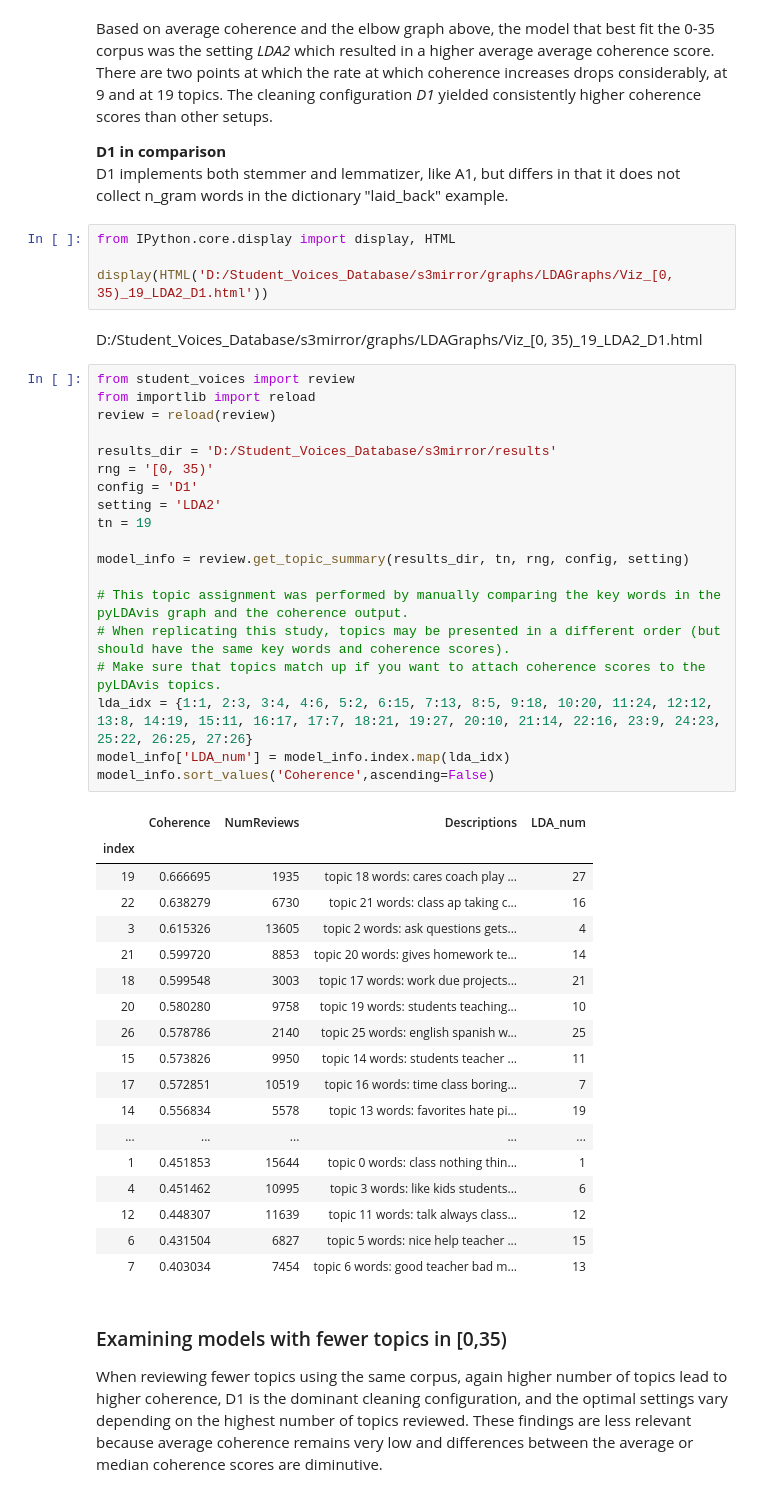
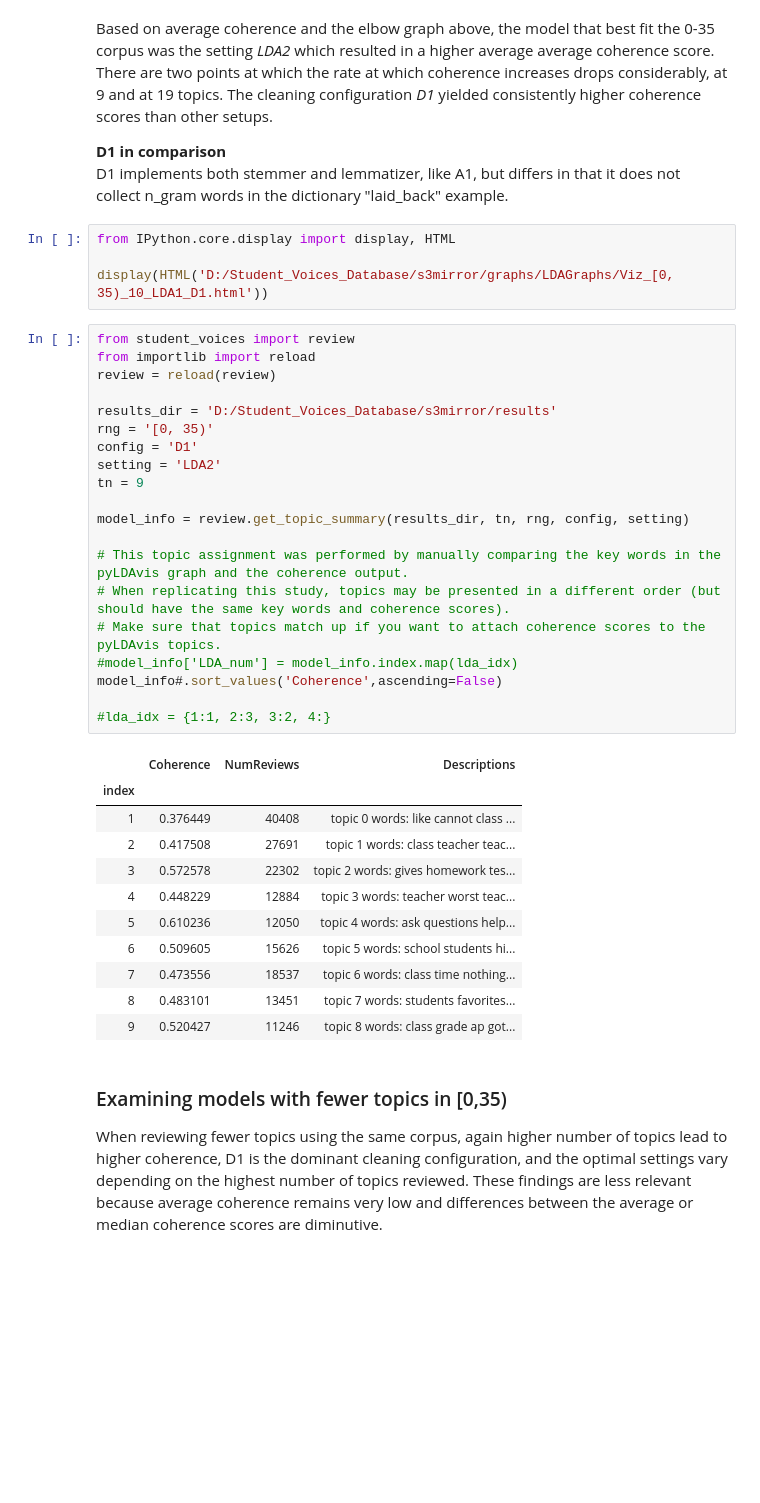
Before and after one commit to losDaniel/Student-Voices, a Jupyter notebook: notebooks/(5A) low_review_score_summary.ipynb, the cells around one changed output. Saved outputs shown, nothing was run; the diff lists cells and outputs as text; blank space fills up the shorter version.

```diff
--- a/notebooks/(5A) low_review_score_summary.ipynb
+++ b/notebooks/(5A) low_review_score_summary.ipynb
@@ -120,47 +115,39 @@ Based on average coherence and the elbow graph above, the model that best fit th
 # %%
 from IPython.core.display import display, HTML
 
-display(HTML('D:/Student_Voices_Database/s3mirror/graphs/LDAGraphs/Viz_[0, 35)_19_LDA2_D1.html'))
+display(HTML('D:/Student_Voices_Database/s3mirror/graphs/LDAGraphs/Viz_[0, 35)_10_LDA1_D1.html'))
-# %% [output]
-D:/Student_Voices_Database/s3mirror/graphs/LDAGraphs/Viz_[0, 35)_19_LDA2_D1.html
 # %%
 from student_voices import review
 from importlib import reload
 review = reload(review)
 
 results_dir = 'D:/Student_Voices_Database/s3mirror/results'
 rng = '[0, 35)'
 config = 'D1'
 setting = 'LDA2'
-tn = 19
+tn = 9
 
 model_info = review.get_topic_summary(results_dir, tn, rng, config, setting)
 
 # This topic assignment was performed by manually comparing the key words in the pyLDAvis graph and the coherence output.
 # When replicating this study, topics may be presented in a different order (but should have the same key words and coherence scores).
 # Make sure that topics match up if you want to attach coherence scores to the pyLDAvis topics.
-lda_idx = {1:1, 2:3, 3:4, 4:6, 5:2, 6:15, 7:13, 8:5, 9:18, 10:20, 11:24, 12:12, 13:8, 14:19, 15:11, 16:17, 17:7, 18:21, 19:27, 20:10, 21:14, 22:16, 23:9, 24:23, 25:22, 26:25, 27:26}
-model_info['LDA_num'] = model_info.index.map(lda_idx)
-model_info.sort_values('Coherence',ascending=False)
+#model_info['LDA_num'] = model_info.index.map(lda_idx)
+model_info#.sort_values('Coherence',ascending=False)
+
+#lda_idx = {1:1, 2:3, 3:2, 4:}
 # %% [output]
-|  | Coherence | NumReviews | Descriptions | LDA_num |
-| index |  |  |  |  |
-| 19 | 0.666695 | 1935 | topic 18 words: cares coach play ... | 27 |
-| 22 | 0.638279 | 6730 | topic 21 words: class ap taking c... | 16 |
-| 3 | 0.615326 | 13605 | topic 2 words: ask questions gets... | 4 |
-| 21 | 0.599720 | 8853 | topic 20 words: gives homework te... | 14 |
-| 18 | 0.599548 | 3003 | topic 17 words: work due projects... | 21 |
-| 20 | 0.580280 | 9758 | topic 19 words: students teaching... | 10 |
-| 26 | 0.578786 | 2140 | topic 25 words: english spanish w... | 25 |
-| 15 | 0.573826 | 9950 | topic 14 words: students teacher ... | 11 |
-| 17 | 0.572851 | 10519 | topic 16 words: time class boring... | 7 |
-| 14 | 0.556834 | 5578 | topic 13 words: favorites hate pi... | 19 |
-| ... | ... | ... | ... | ... |
-| 1 | 0.451853 | 15644 | topic 0 words: class nothing thin... | 1 |
-| 4 | 0.451462 | 10995 | topic 3 words: like kids students... | 6 |
-| 12 | 0.448307 | 11639 | topic 11 words: talk always class... | 12 |
-| 6 | 0.431504 | 6827 | topic 5 words: nice help teacher ... | 15 |
-| 7 | 0.403034 | 7454 | topic 6 words: good teacher bad m... | 13 |
+|  | Coherence | NumReviews | Descriptions |
+| index |  |  |  |
+| 1 | 0.376449 | 40408 | topic 0 words: like cannot class ... |
+| 2 | 0.417508 | 27691 | topic 1 words: class teacher teac... |
+| 3 | 0.572578 | 22302 | topic 2 words: gives homework tes... |
+| 4 | 0.448229 | 12884 | topic 3 words: teacher worst teac... |
+| 5 | 0.610236 | 12050 | topic 4 words: ask questions help... |
+| 6 | 0.509605 | 15626 | topic 5 words: school students hi... |
+| 7 | 0.473556 | 18537 | topic 6 words: class time nothing... |
+| 8 | 0.483101 | 13451 | topic 7 words: students favorites... |
+| 9 | 0.520427 | 11246 | topic 8 words: class grade ap got... |
 # %% [markdown]
 ### Examining models with fewer topics in [0,35)
 
```
Also changed, not shown: parts of 3 cells of this notebook, 6 other files.
